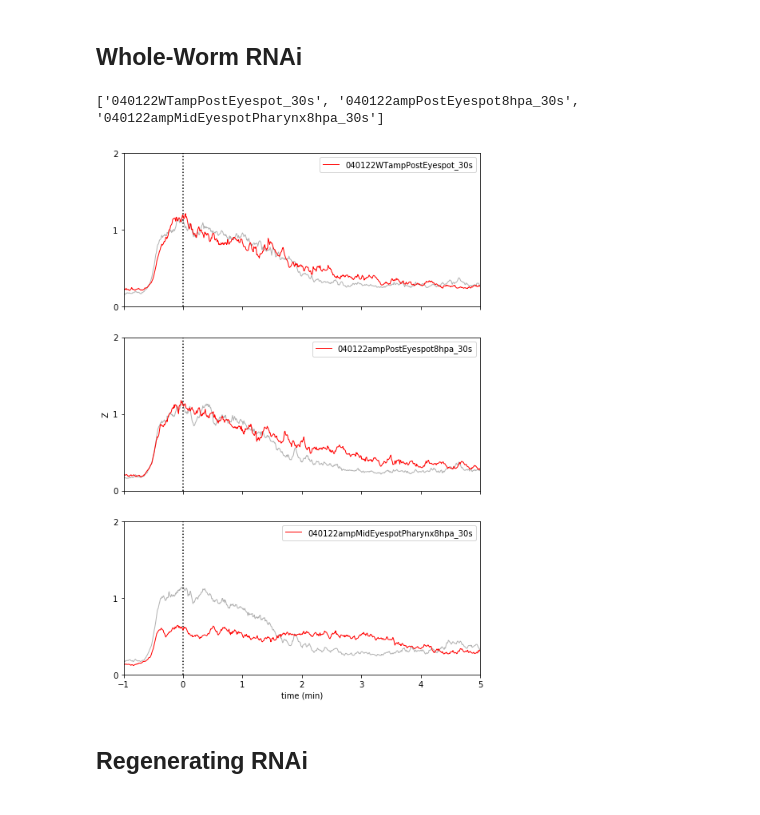
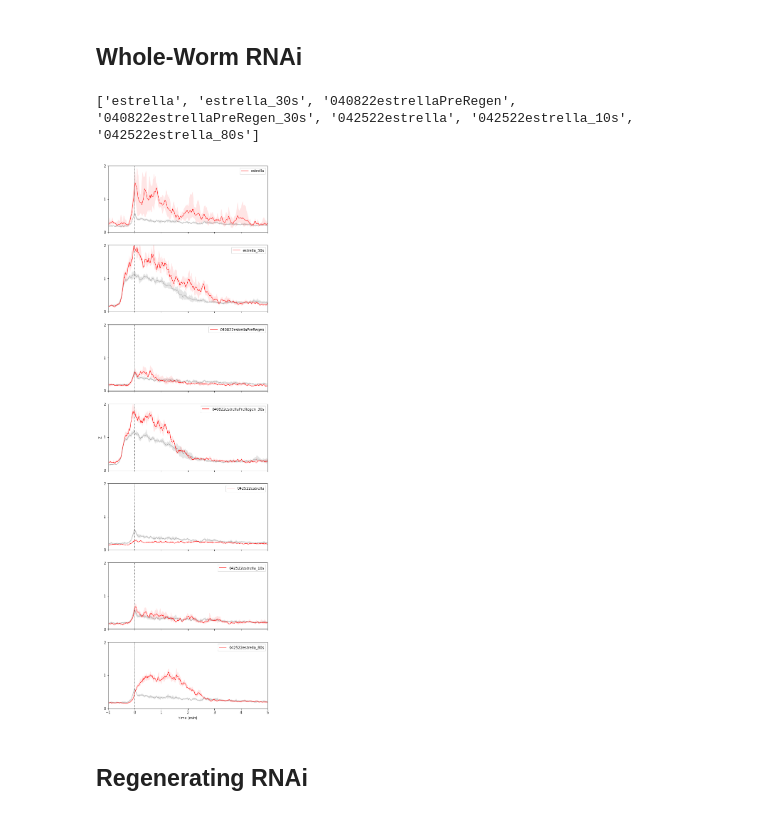
Before and after one commit to samuelbray32/behavior-lite, a Jupyter notebook: singlePulse.ipynb, the cells around one changed output. Cells and saved outputs as stored; diff of their text form; code cells hidden in the pictures.

```diff
--- a/singlePulse.ipynb
+++ b/singlePulse.ipynb
@@ -19,17 +19,17 @@ _statistic_: what statistic to sample with the bootstrap (default is median)
 # %% [markdown]
 ## Whole-Worm RNAi
 # %%
-n_boot = 1e0
+n_boot = 1e1
 statistic=np.median
 #plot_subset
-interest = ['040122']#['eaat','gat','gs']#['Cut','spot']#['pc2','chat','gad','tbh','nkx','tcf1']#['Biopsy','corpus']
+interest = ['estrella']#['eaat','gat','gs']#['Cut','spot']#['pc2','chat','gad','tbh','nkx','tcf1']#['Biopsy','corpus']
 exclude = []
 fig,ax = rnai_response(interest,exclude,n_boot,statistic)
 for a in ax:
     a.set_xlim(-1,5)
 # %% [output]
-['040122WTampPostEyespot_30s', '040122ampPostEyespot8hpa_30s', '040122ampMidEyespotPharynx8hpa_30s']
+['estrella', 'estrella_30s', '040822estrellaPreRegen', '040822estrellaPreRegen_30s', '042522estrella', '042522estrella_10s', '042522estrella_80s']
-[figure, old version]
+[figure, new version]
 # %% [markdown]
 ## Regenerating RNAi
 # %%
```
Also changed, not shown: parts of 3 cells of this notebook, 1 other file.
